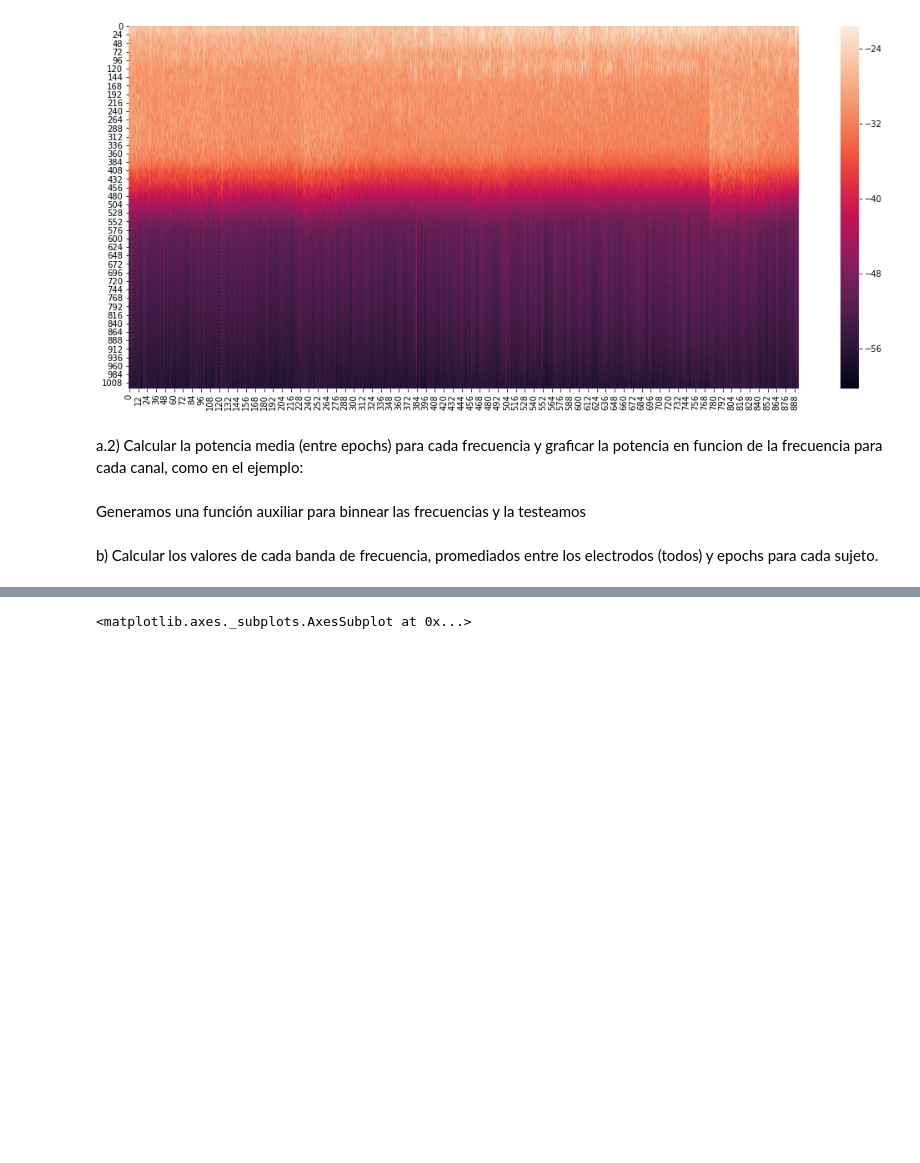
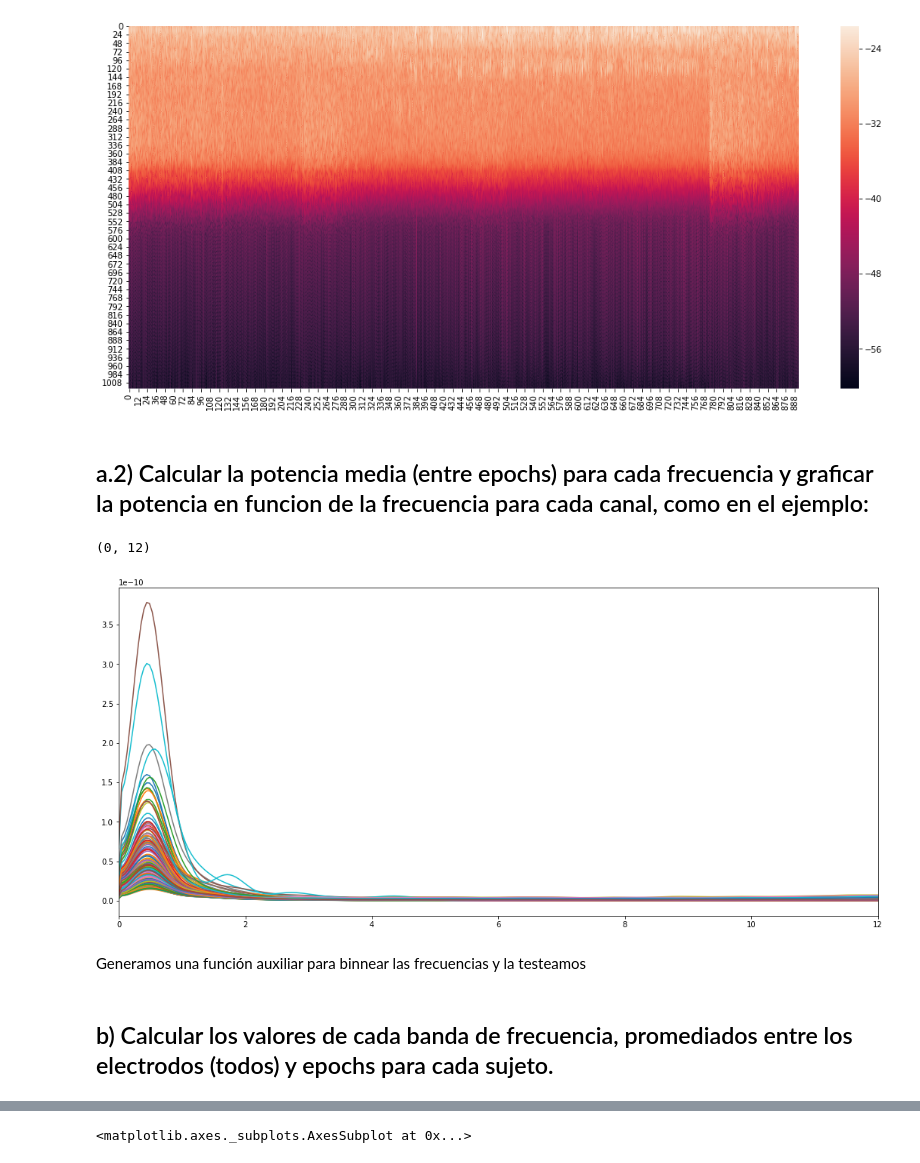
Before and after one commit to dgaus/cienciadatos, a Jupyter notebook: tp2/tp2.ipynb, the cells around one changed output, grey strips where cells are left out. Saved outputs shown, nothing was run; the diff lists cells and outputs as text; code cells hidden in the pictures; blank space fills up the shorter version.

Commit message:
para allá va

```diff
--- a/tp2/tp2.ipynb
+++ b/tp2/tp2.ipynb
@@ -24,7 +29,7 @@ def loadSubject(filename):
 def allSubjects():
     return sorted(glob('dataset/*'))
 
-data = loadSubject('dataset/P01.mat')
+sujetoP01 = loadSubject('dataset/P01.mat')
 # epoch, electrodo, muestra
 cant_muestras = len(data[0, 0])
 cant_electrodos = len(data[0])
@@ -39,14 +44,14 @@ welch_eeg = partial(welch, fs=90, nfft=nfft)
 # %%
 electrodos = [8, 44, 80, 131, 185]
 
-frecuencias, _ = welch(data[0, 0], fs=90)
+frecuencias, _ = welch(sujetoP01[0, 0], fs=90)
 
 def heatmap(desde=0, hasta=cant_muestras):
     epochs = []
-    for epoch in range(len(data)):
+    for epoch in range(len(sujetoP01)):
         poderes_espectrales = []
         for electrodo in electrodos:
-            frecuencias, poder_espectral = welch_eeg(data[epoch, electrodo][desde:hasta])
+            frecuencias, poder_espectral = welch_eeg(sujetoP01[epoch, electrodo][desde:hasta])
             poderes_espectrales.append(np.array(poder_espectral))
 
         matriz = np.stack(poderes_espectrales)
@@ -61,23 +66,26 @@ heatmap()
 # %% [output]
 [figure]
 # %% [markdown]
-a.2) Calcular la potencia media (entre epochs) para cada frecuencia y graficar la potencia en funcion de la frecuencia para cada canal, como en el ejemplo:
+## a.2) Calcular la potencia media (entre epochs) para cada frecuencia y graficar la potencia en funcion de la frecuencia para cada canal, como en el ejemplo:
 # %%
 def potencia_media_por_frecuencia(electrodo=0):
     epochs = []
-    for epoch in range(len(data)):
-        frecuencias, poder_espectral = welch_eeg(data[epoch, electrodo])
+    for epoch in range(len(sujetoP01)):
+        frecuencias, poder_espectral = welch_eeg(sujetoP01[epoch, electrodo])
         epochs.append(poder_espectral)
 
     # matriz donde las filas son epochs, las columnas frecuencias y los valores poderes espectrales
     matriz = np.stack(epochs)
     medias_de_poderes_espectrales = np.mean(matriz, axis=0)
     plt.plot(frecuencias, medias_de_poderes_espectrales)
 
 for electrodo in range(cant_electrodos):
     potencia_media_por_frecuencia(electrodo)
 
 plt.xlim(0, 12)    # set the xlim to xmin, xmax
+# %% [output]
+(0, 12)
+[figure, added]
 # %% [markdown]
 Generamos una función auxiliar para binnear las frecuencias y la testeamos
 # %%
@@ -98,6 +106,6 @@ assert getBanda(15) == 3
 assert getBanda(33) == 4
 assert getBanda(50) == 5
 # %% [markdown]
-b) Calcular los valores de cada banda de frecuencia, promediados entre los electrodos (todos) y epochs para cada sujeto.
+## b) Calcular los valores de cada banda de frecuencia, promediados entre los electrodos (todos) y epochs para cada sujeto.
 # %%
 barwidth = 1 / len(allSubjects())
```
Also changed, not shown: parts of 28 cells of this notebook.
